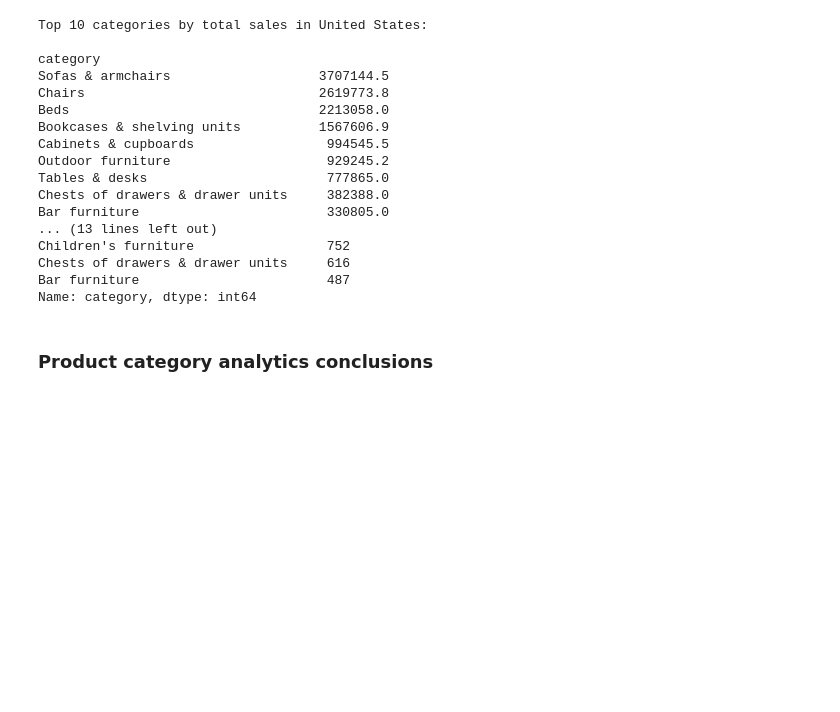
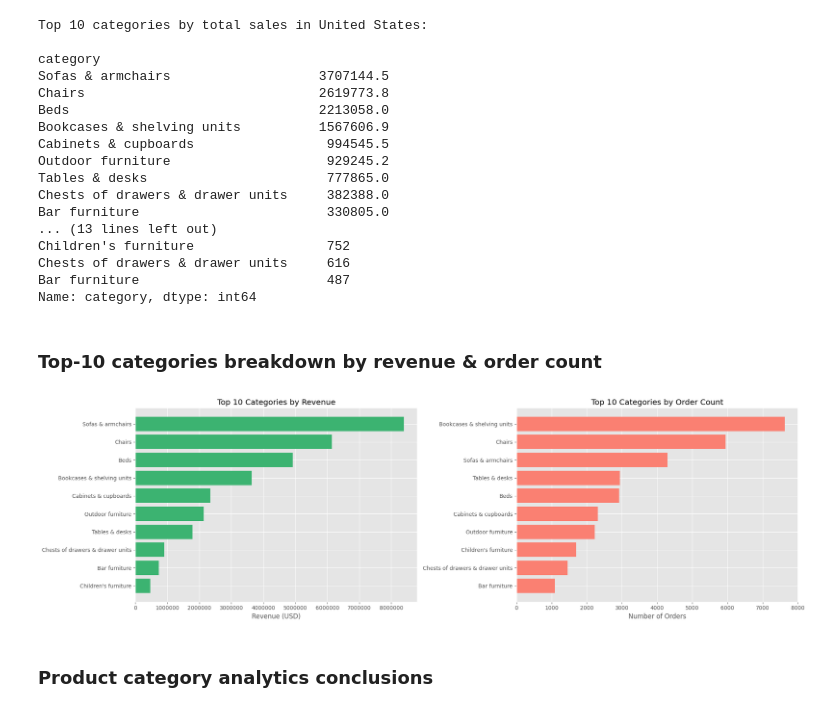
Before and after one commit to mvinegret/ecommerce_analytics_SQL_Python_Tableau, a Jupyter notebook: E-commerce Analytics.ipynb, the cells around one changed output. Saved outputs shown, nothing was run; the diff lists cells and outputs as text; code cells hidden in the pictures; blank space fills up the shorter version.

```diff
--- a/E-commerce Analytics.ipynb
+++ b/E-commerce Analytics.ipynb
@@ -371,6 +395,27 @@ Children's furniture                 752
 Chests of drawers & drawer units     616
 Bar furniture                        487
 Name: category, dtype: int64
+# %% [markdown]
+### Top-10 categories breakdown by revenue & order count
+# %%
+fig, axes = plt.subplots(1, 2, figsize=(20, 6))
+
+cat_revenue = df.groupby('category', observed=True)['price'].sum().sort_values(ascending=False).head(10)
+axes[0].barh(cat_revenue.index, cat_revenue.values, color='mediumseagreen')
+axes[0].set_title('Top 10 Categories by Revenue')
+axes[0].set_xlabel('Revenue (USD)')
+axes[0].invert_yaxis()
+
+cat_orders = df.groupby('category', observed=True)['category'].count().sort_values(ascending=False).head(10)
+axes[1].barh(cat_orders.index, cat_orders.values, color='salmon')
+axes[1].set_title('Top 10 Categories by Order Count')
+axes[1].set_xlabel('Number of Orders')
+axes[1].invert_yaxis()
+
+plt.tight_layout()
+plt.show()
+# %% [output]
+[figure, added]
 # %% [markdown]
 ### Product category analytics conclusions
 # %% [markdown]
```
Also changed, not shown: parts of 9 cells of this notebook.
